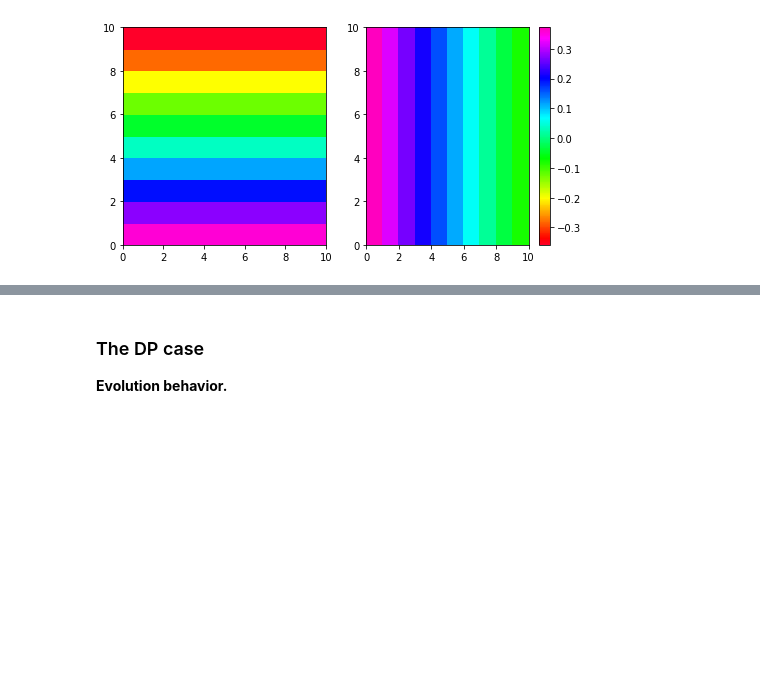
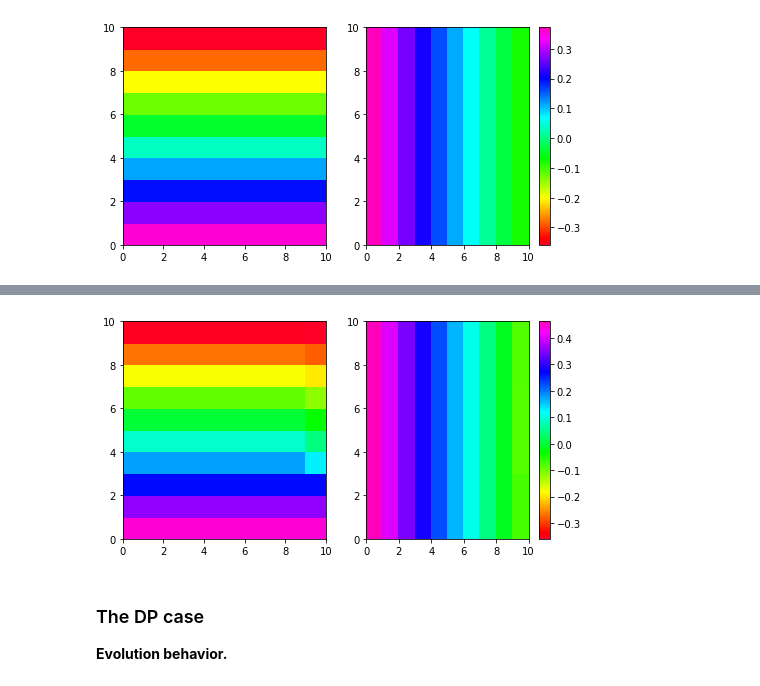
Before and after one commit to TURuibo/long-term-impact-of-fairness-constraints, a Jupyter notebook: notebooks/long_term_impact_analysis__FICO_equilibrium.ipynb, the cells around one changed output, grey strips where cells are left out. Drawn from its saved outputs; the diff is of its cells as text; code cells hidden in the pictures; blank space fills up the shorter version.

```diff
--- a/notebooks/long_term_impact_analysis__FICO_equilibrium.ipynb
+++ b/notebooks/long_term_impact_analysis__FICO_equilibrium.ipynb
@@ -246,3 +296,16 @@ plt.show()
+# %%
+vmin=np.min([group0_eo,group1_eo])
+vmax=z_max=np.max([group0_eo,group1_eo])
+
+fig, (ax0, ax1) = plt.subplots(ncols=2,figsize=(8, 4))
+
+im0 = ax0.pcolormesh(group0_eo, cmap='gist_rainbow',vmin=vmin,vmax=vmax)
+im1= ax1.pcolormesh(group1_eo, cmap='gist_rainbow',vmin=vmin,vmax=vmax)
+
+fig.colorbar(im1, ax=ax1)
+plt.show()
+# %% [output]
+[figure, added]
 # %% [markdown]
 ### The DP case
 
```
Also changed, not shown: parts of 20 cells of this notebook, 1 other file.
